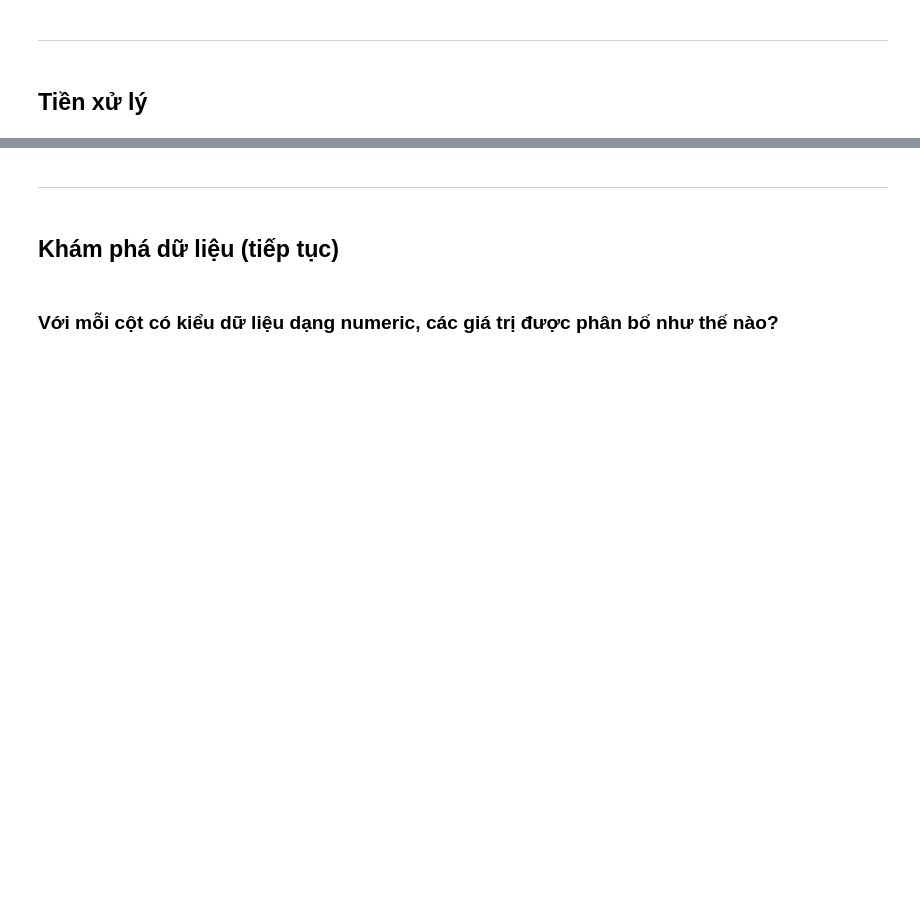
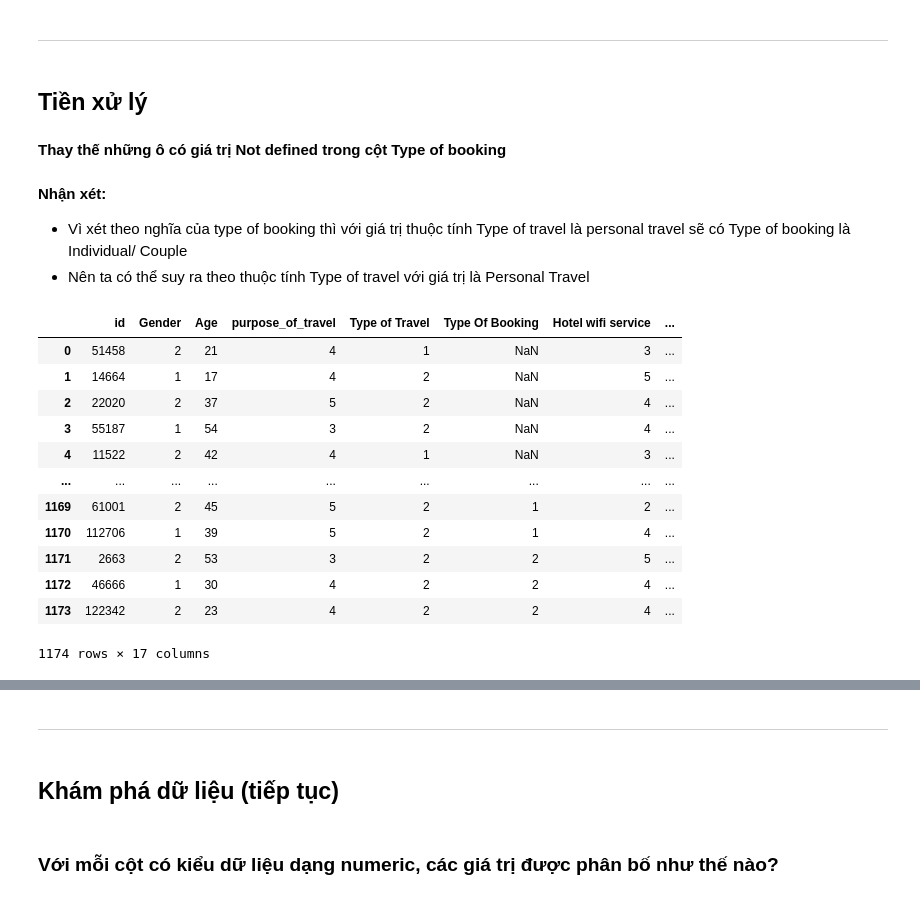
Before and after one commit to SyThuan1803/Data_Science_Proramming_FinalProject, a Jupyter notebook: final_project.ipynb, the cells around one changed output, grey strips where cells are left out. Drawn from its saved outputs; the diff is of its cells as text; code cells hidden in the pictures; blank space fills up the shorter version.

```diff
--- a/final_project.ipynb
+++ b/final_project.ipynb
@@ -54,3 +201,48 @@ Theo mô tả dữ liệu của khóa học "The Analytics Edge" và theo quan s
 ---
 # %% [markdown]
 ## Tiền xử lý
+# %% [markdown]
+**Thay thế những ô có giá trị Not defined trong cột Type of booking**
+# %% [markdown]
+**Nhận xét:**
+- Vì xét theo nghĩa của type of booking thì với giá trị thuộc tính Type of travel là personal travel sẽ có Type of booking là Individual/ Couple
+- Nên ta có thể suy ra theo thuộc tính Type of travel với giá trị là Personal Travel
+# %%
+df.loc[df['Type Of Booking'] == 'Not defined', 'Type Of Booking'] = np.nan
+# %%
+df['Gender'] = df['Gender'].replace(['Male'],1)
+df['Gender'] = df['Gender'].replace(['Female'],2)
+
+df['Type of Travel'] = df['Type of Travel'].replace(['Personal Travel'],1)
+df['Type of Travel'] = df['Type of Travel'].replace(['Group Travel'],2)
+
+df['satisfaction'] = df['satisfaction'].replace(['neutral or dissatisfied'],2)
+df['satisfaction'] = df['satisfaction'].replace(['satisfied'],'1')
+df['Type Of Booking'] = df['Type Of Booking'].replace(['Individual/Couple'],1)
+#df['Type Of Booking'] = df['Type Of Booking'].replace(['Group bookings'],2')
+df.loc[df['Type Of Booking'] == 'Group bookings', 'Type Of Booking'] = 2
+df['purpose_of_travel'] = df['purpose_of_travel'].replace(['tourism'],5)
+df['purpose_of_travel'] = df['purpose_of_travel'].replace(['academic'],4)
+df['purpose_of_travel'] = df['purpose_of_travel'].replace(['business'],3)
+df['purpose_of_travel'] = df['purpose_of_travel'].replace(['aviation'],2)
+df['purpose_of_travel'] = df['purpose_of_travel'].replace(['personal'],1)
+# %%
+sample_df=df[~df['Type Of Booking'].isna()]
+sample_df=sample_df.sample(frac=0.01, random_state=30).reset_index(drop=True)
+sample_df_isnan=df[df['Type Of Booking'].isna()].sample(frac=0.028, random_state=30).reset_index(drop=True)
+sample_df1=pd.concat((sample_df_isnan,sample_df),axis=0).reset_index(drop=True)
+sample_df1
+# %% [output]
+|  | id | Gender | Age | purpose_of_travel | Type of Travel | Type Of Booking | Hotel wifi service | ... |
+| 0 | 51458 | 2 | 21 | 4 | 1 | NaN | 3 | ... |
+| 1 | 14664 | 1 | 17 | 4 | 2 | NaN | 5 | ... |
+| 2 | 22020 | 2 | 37 | 5 | 2 | NaN | 4 | ... |
+| 3 | 55187 | 1 | 54 | 3 | 2 | NaN | 4 | ... |
+| 4 | 11522 | 2 | 42 | 4 | 1 | NaN | 3 | ... |
+| ... | ... | ... | ... | ... | ... | ... | ... | ... |
+| 1169 | 61001 | 2 | 45 | 5 | 2 | 1 | 2 | ... |
+| 1170 | 112706 | 1 | 39 | 5 | 2 | 1 | 4 | ... |
+| 1171 | 2663 | 2 | 53 | 3 | 2 | 2 | 5 | ... |
+| 1172 | 46666 | 1 | 30 | 4 | 2 | 2 | 4 | ... |
+| 1173 | 122342 | 2 | 23 | 4 | 2 | 2 | 4 | ... |
+1174 rows × 17 columns
```
Also changed, not shown: parts of 30 cells of this notebook.
